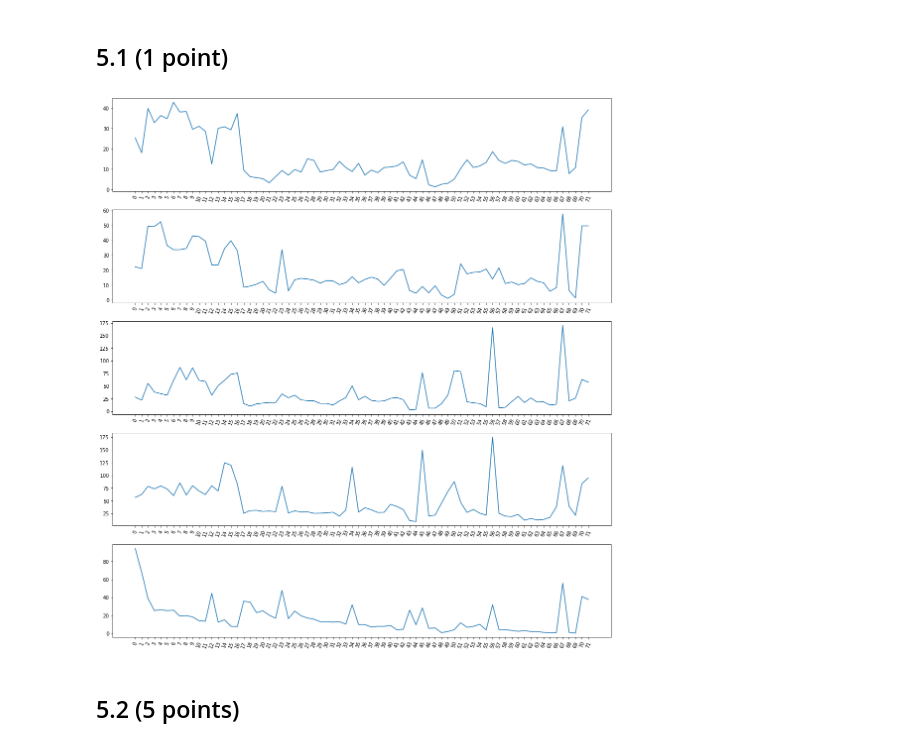
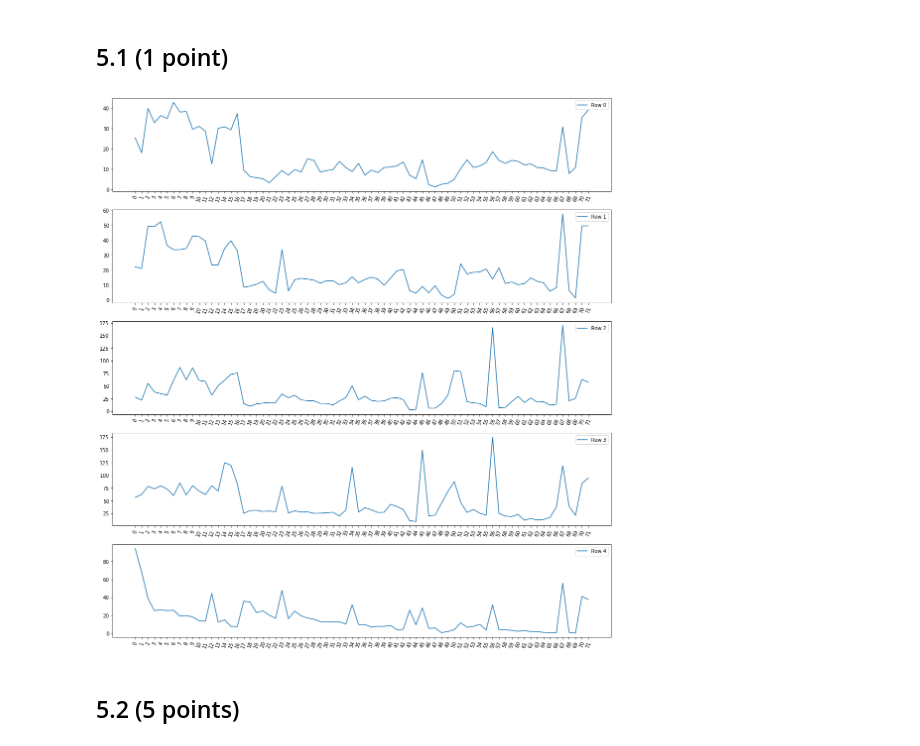
Before and after one commit to celinadong/IAML-CW2, a Jupyter notebook: Data/PartB/Part B - Bristol Air Quality.ipynb, the cells around one changed output. Drawn from its saved outputs; the diff is of its cells as text; code cells hidden in the pictures.

```diff
--- a/Data/PartB/Part B - Bristol Air Quality.ipynb
+++ b/Data/PartB/Part B - Bristol Air Quality.ipynb
@@ -369,10 +369,10 @@ gases_df = bristolair_day.drop(['SiteID', 'Date'], axis=1)
 # %%
 # Plot first five lines
 fig, axes = plt.subplots(5, 1, figsize=(18, 20))
 for i in range(5):
-    ax = sns.lineplot(data=gases_df.iloc[i], ax=axes[i])
+    ax = sns.lineplot(data=gases_df.iloc[i], ax=axes[i], label="Row {}".format(i))
     ax.set_xticklabels(gases_df.columns.values, rotation=70)
 # %% [output]
-[figure, old version]
+[figure, new version]
 # %% [markdown]
 ## 5.2 (5 points)
```
Also changed, not shown: parts of 20 cells of this notebook, 1 other file.
